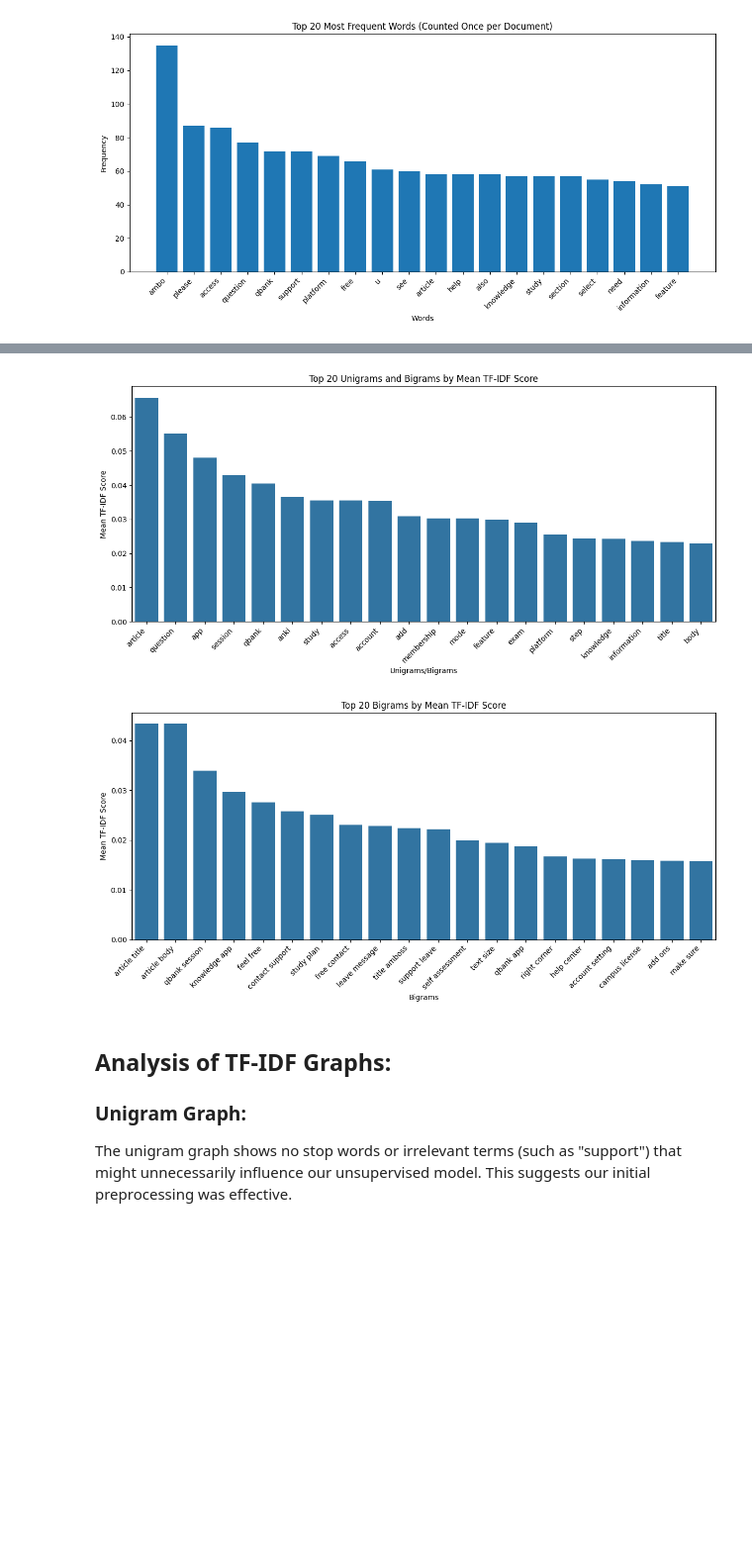
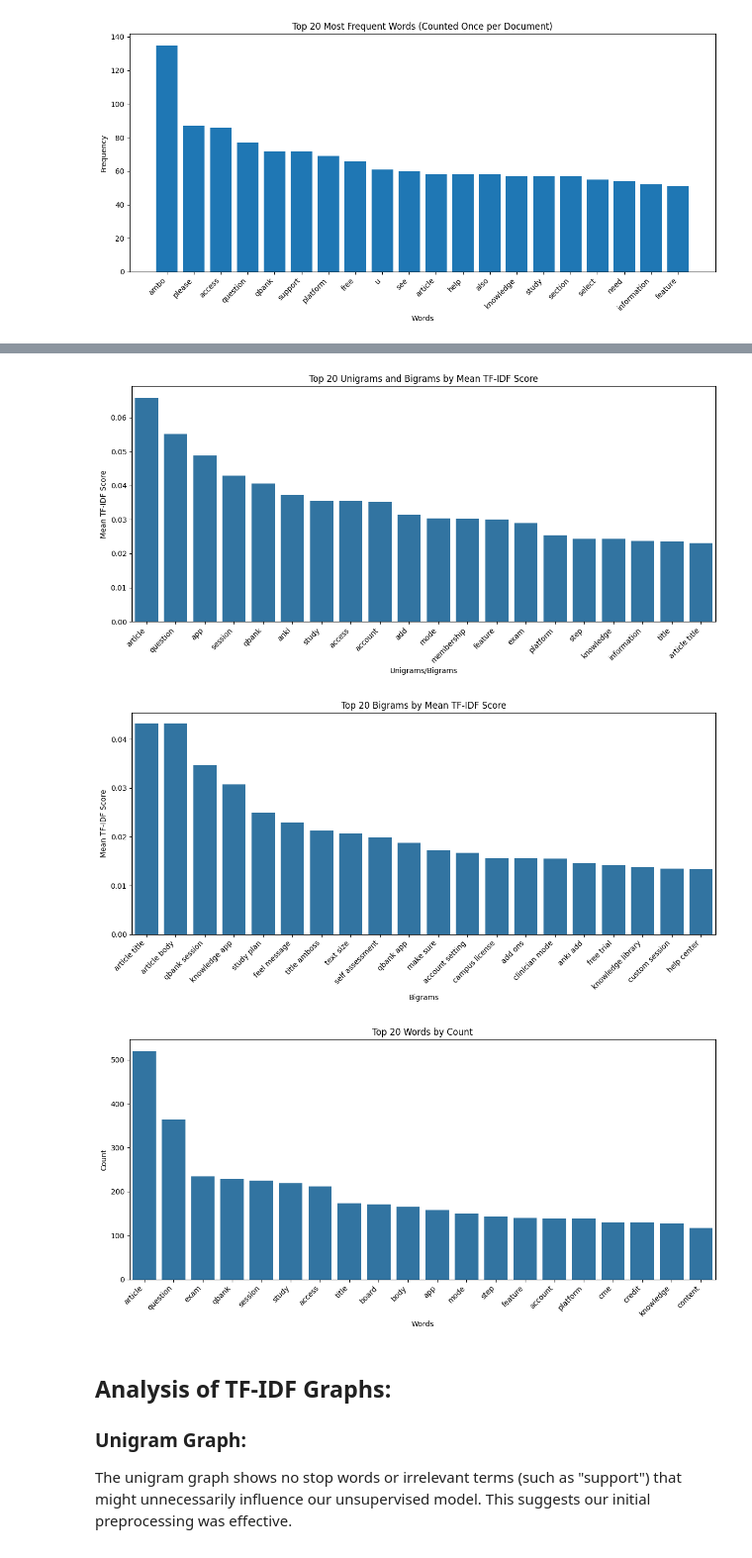
Before and after one commit to jchiare/unsupervised-ml-final, a Jupyter notebook: main.ipynb, the cells around one changed output, grey strips where cells are left out. Shown at 99% size. Drawn from its saved outputs; the diff is of its cells as text; code cells hidden in the pictures; blank space fills up the shorter version.

Commit message:
basic formatting and count vectorizer

```diff
--- a/main.ipynb
+++ b/main.ipynb
@@ -283,5 +318,5 @@ df['article_cleaned'] = 'Article title: ' + df['title'] + '. Article body: ' + d
 # %%
-from sklearn.feature_extraction.text import TfidfVectorizer
+from sklearn.feature_extraction.text import TfidfVectorizer, CountVectorizer
 import seaborn as sns
 
 # tf-idf score for each word
@@ -316,35 +351,54 @@ uni_to_bigram_df = uni_to_bigram_df.sort_values('mean_tfidf', ascending=False)
 # uni-biggram analysis
 plt.figure(figsize=(12, 6))
 sns.barplot(x='feature', y='mean_tfidf', data=uni_to_bigram_df.head(20))
 plt.title("Top 20 Unigrams and Bigrams by Mean TF-IDF Score")
 plt.xlabel("Unigrams/Bigrams")
 plt.ylabel("Mean TF-IDF Score")
 plt.xticks(rotation=45, ha='right')
 plt.tight_layout()
 plt.show()
 
 # tf-idf score for bigrams only
 bigram_vectorizer = TfidfVectorizer(max_features=2000, stop_words='english', ngram_range=(2, 2))
 bigram_matrix = bigram_vectorizer.fit_transform(df['article_cleaned'])
 bigram_feature_names = bigram_vectorizer.get_feature_names_out()
 bigram_mean_tfidf_scores = bigram_matrix.mean(axis=0).A1
 
 bigram_df = pd.DataFrame({'feature': bigram_feature_names, 'mean_tfidf': bigram_mean_tfidf_scores})
 bigram_df = bigram_df.sort_values('mean_tfidf', ascending=False)
 
 # bigram analysis
 plt.figure(figsize=(12, 6))
 sns.barplot(x='feature', y='mean_tfidf', data=bigram_df.head(20))
 plt.title("Top 20 Bigrams by Mean TF-IDF Score")
 plt.xlabel("Bigrams")
 plt.ylabel("Mean TF-IDF Score")
 plt.xticks(rotation=45, ha='right')
 plt.tight_layout()
 plt.show()
+
+# count vector analysis
+count_vectorizer = CountVectorizer(max_features=2000, stop_words='english')
+count_matrix = count_vectorizer.fit_transform(df['article_cleaned'])
+count_feature_names = count_vectorizer.get_feature_names_out()
+count_scores = count_matrix.sum(axis=0).A1
+
+count_df = pd.DataFrame({'feature': count_feature_names, 'count': count_scores})
+count_df = count_df.sort_values('count', ascending=False)
+
+plt.figure(figsize=(12, 6))
+sns.barplot(x='feature', y='count', data=count_df.head(20))
+plt.title("Top 20 Words by Count")
+plt.xlabel("Words")
+plt.ylabel("Count")
+plt.xticks(rotation=45, ha='right')
+plt.tight_layout()
+plt.show()
 # %% [output]
 [figure]
-[figure, old version]
+[figure, new version]
-[figure, old version]
+[figure, new version]
+[figure, added]
 # %% [markdown]
 ## Analysis of TF-IDF Graphs:
 
```
Also changed, not shown: parts of 2 cells of this notebook.
